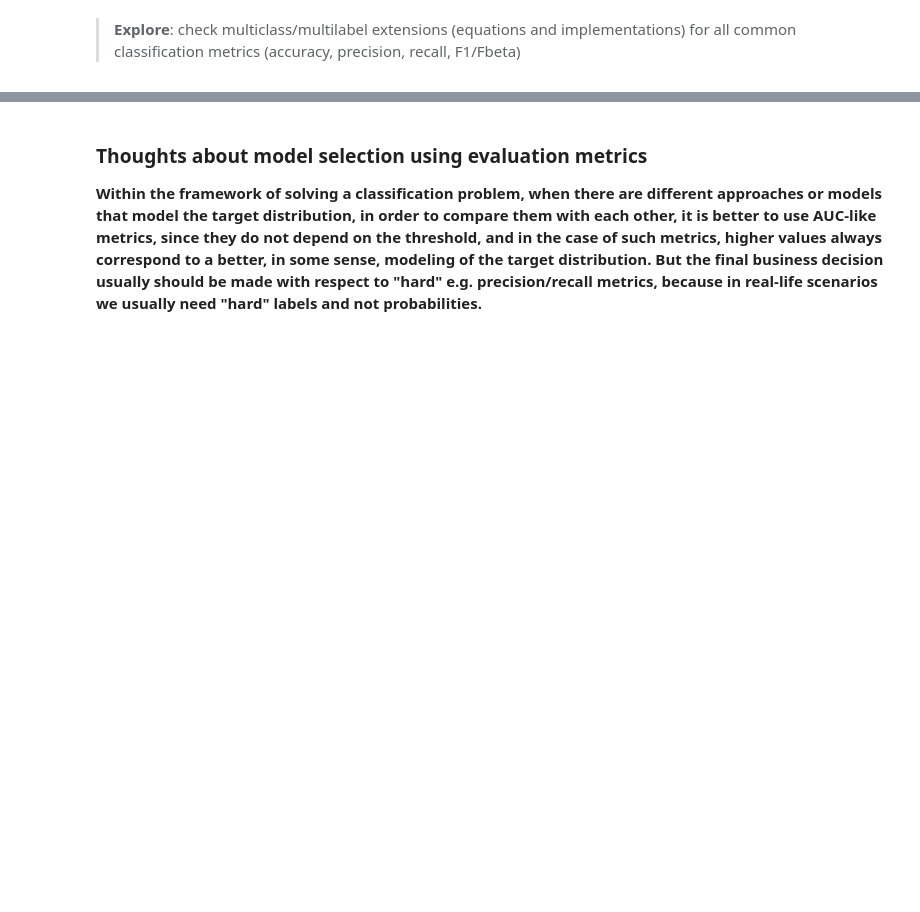
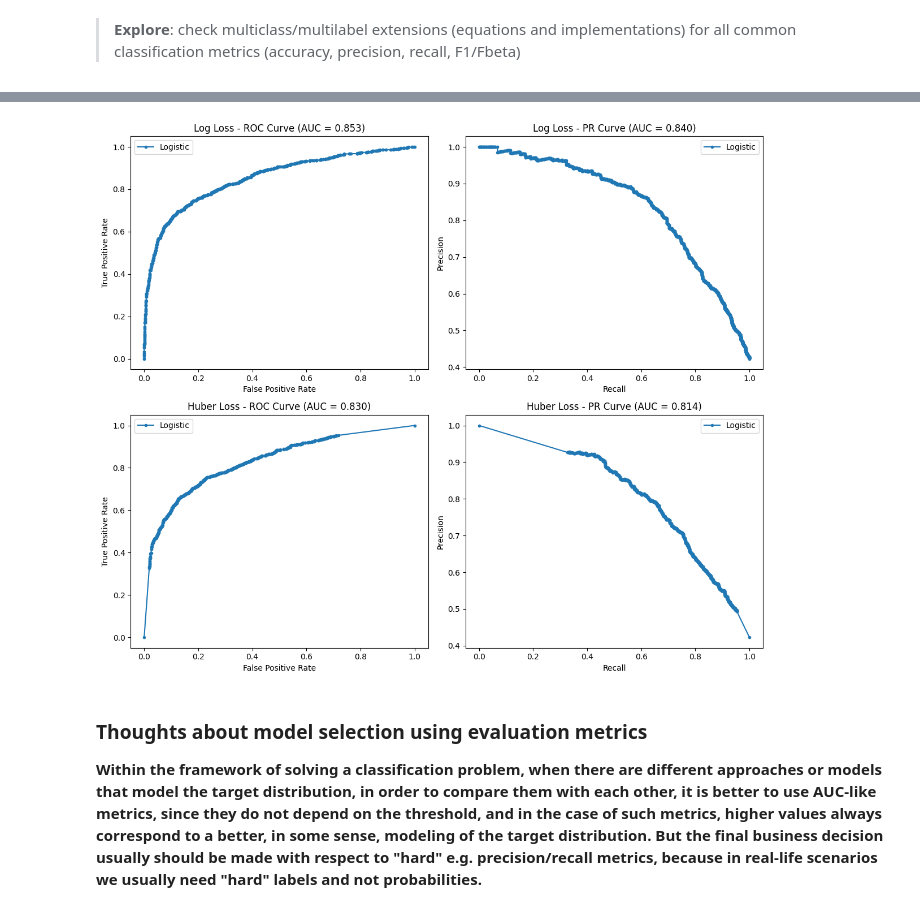
Before and after one commit to VSydorskyy/iasa_nlp_course, a Jupyter notebook: Lecture_3/Validation.ipynb, the cells around one changed output, grey strips where cells are left out. Cells and saved outputs as stored; diff of their text form; code cells hidden in the pictures; blank space fills up the shorter version.

```diff
--- a/Lecture_3/Validation.ipynb
+++ b/Lecture_3/Validation.ipynb
@@ -431,3 +391,25 @@ PR-AUC = 0.8136824729249643
+# %%
+precision_log_loss, recall_log_loss, _ = precision_recall_curve(y_test, y_hat_log_loss)
+precision_huber, recall_huber, _ = precision_recall_curve(y_test, y_hat_huber)
+
+fig, axs = pyplot.subplots(2, 2, figsize=(12, 10))
+
+plot_roc_curve(y_test, y_hat_log_loss, axs[0, 0])
+plot_pr_curve(y_test, y_hat_log_loss, axs[0, 1])
+
+plot_roc_curve(y_test, y_hat_huber, axs[1, 0])
+plot_pr_curve(y_test, y_hat_huber, axs[1, 1])
+
+axs[0, 0].set_title(f'Log Loss - ROC Curve (AUC = {roc_auc_score(y_test, y_hat_log_loss):.3f})')
+axs[0, 1].set_title(f'Log Loss - PR Curve (AUC = {auc(recall_log_loss, precision_log_loss):.3f})')
+axs[1, 0].set_title(f'Huber Loss - ROC Curve (AUC = {roc_auc_score(y_test, y_hat_huber):.3f})')
+axs[1, 1].set_title(f'Huber Loss - PR Curve (AUC = {auc(recall_huber, precision_huber):.3f})')
+
+# Adjust layout and display the subplots
+pyplot.tight_layout()
+pyplot.show()
+# %% [output]
+[figure, added]
 # %% [markdown]
 ### Thoughts about model selection using evaluation metrics
 
```
Also changed, not shown: parts of 6 cells of this notebook.
